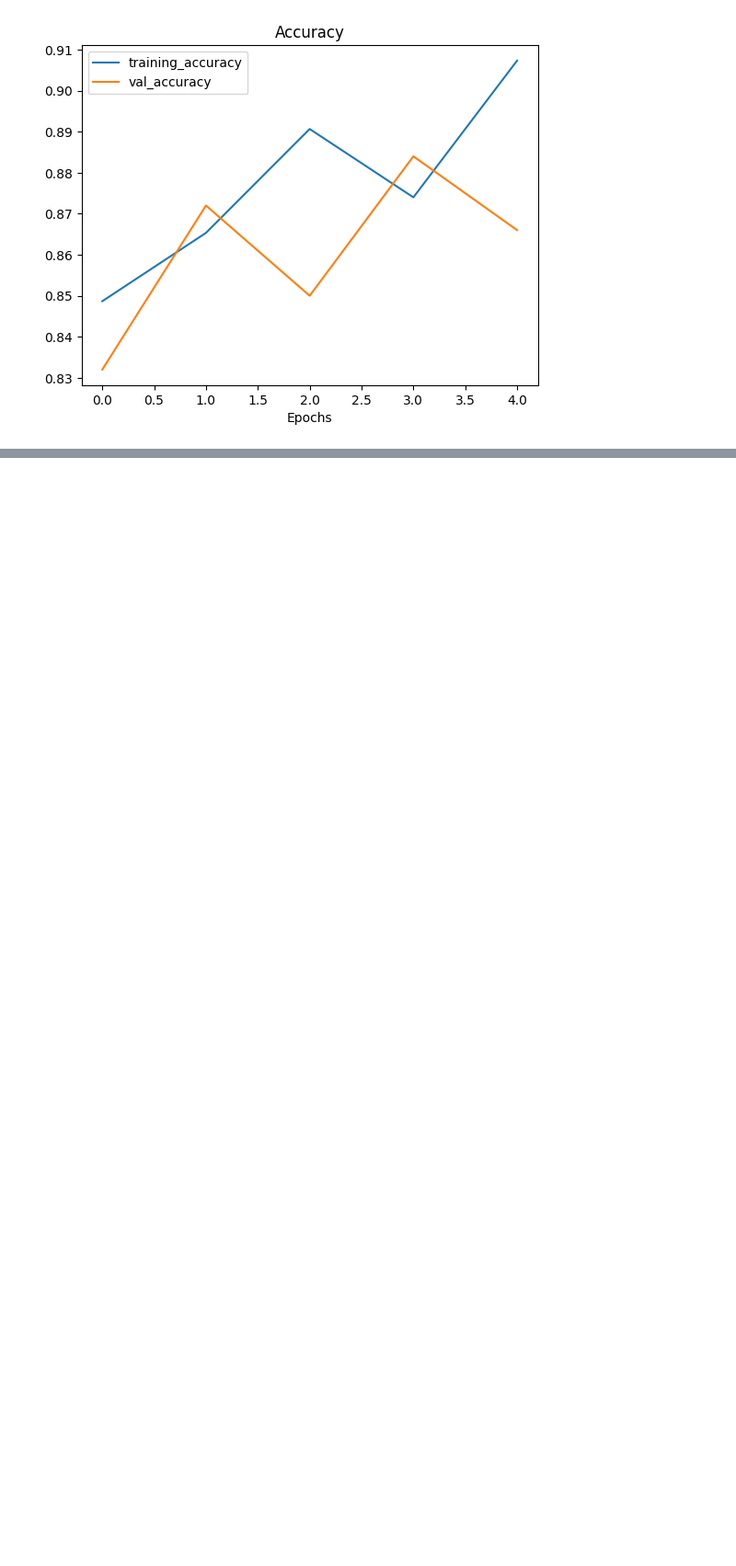
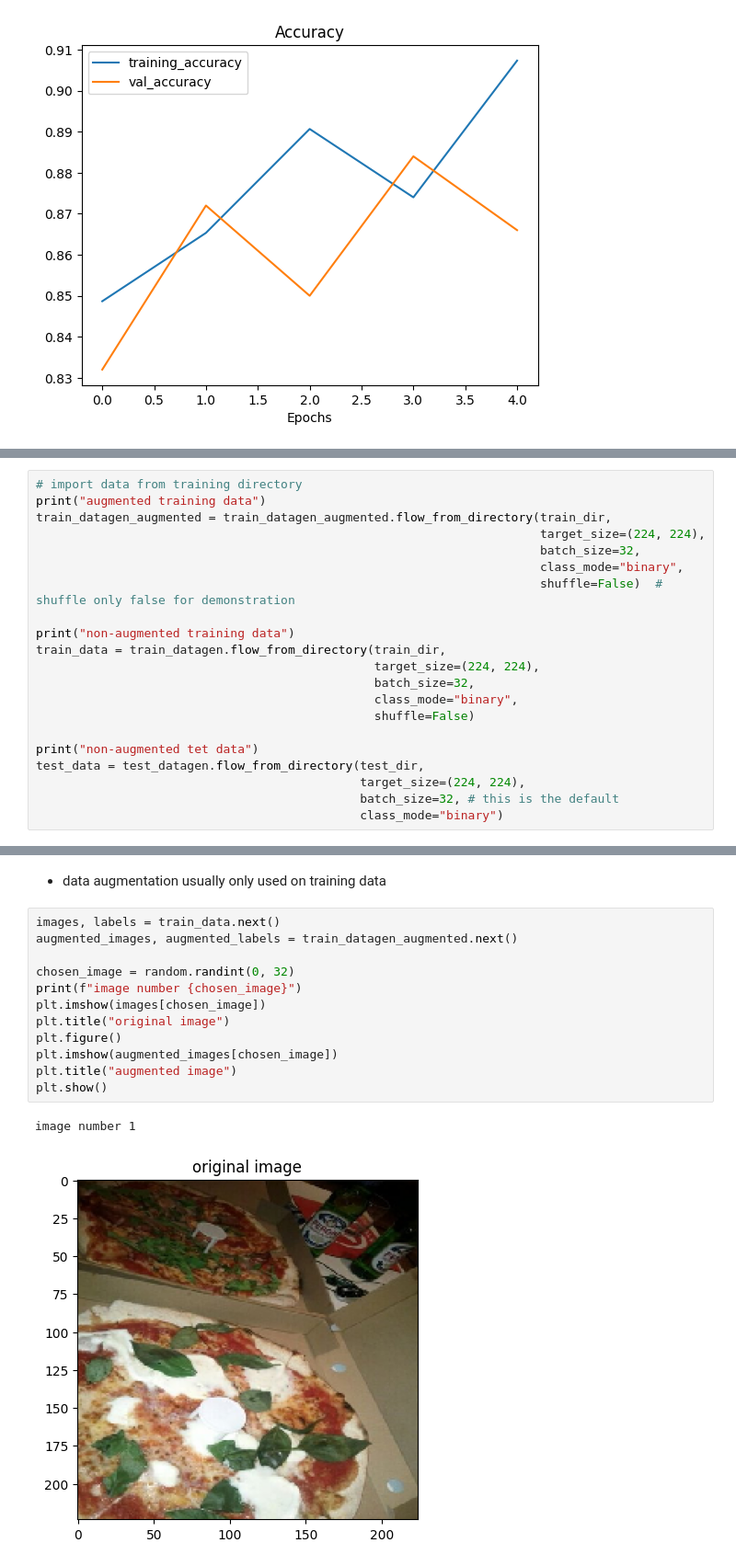
Before and after one commit to nripstein/Learning-Tensorflow, a Jupyter notebook: computer vision & CNNs.ipynb, the cells around one changed output, grey strips where cells are left out. Shown at 92% size. Saved outputs shown, nothing was run; the diff lists cells and outputs as text; blank space fills up the shorter version.

```diff
--- a/computer vision & CNNs.ipynb
+++ b/computer vision & CNNs.ipynb
@@ -434,0 +458,21 @@ plot_loss_curves(history=history_5)
+# %%
+# import data from training directory
+print("augmented training data")
+train_datagen_augmented = train_datagen_augmented.flow_from_directory(train_dir,
+                                                                      target_size=(224, 224),
+                                                                      batch_size=32,
+                                                                      class_mode="binary",
+                                                                      shuffle=False)  # shuffle only false for demonstration
+
+print("non-augmented training data")
+train_data = train_datagen.flow_from_directory(train_dir,
+                                               target_size=(224, 224),
+                                               batch_size=32,
+                                               class_mode="binary",
+                                               shuffle=False)
+
+print("non-augmented tet data")
+test_data = test_datagen.flow_from_directory(test_dir,
+                                             target_size=(224, 224),
+                                             batch_size=32, # this is the default
+                                             class_mode="binary")
@@ -434,0 +486,17 @@ plot_loss_curves(history=history_5)
+# %% [markdown]
+- data augmentation usually only used on training data
+# %%
+images, labels = train_data.next()
+augmented_images, augmented_labels = train_datagen_augmented.next()
+
+chosen_image = random.randint(0, 32)
+print(f"image number {chosen_image}")
+plt.imshow(images[chosen_image])
+plt.title("original image")
+plt.figure()
+plt.imshow(augmented_images[chosen_image])
+plt.title("augmented image")
+plt.show()
+# %% [output]
+image number 1
+[figure, added]
```
Also changed, not shown: parts of 11 cells of this notebook.
